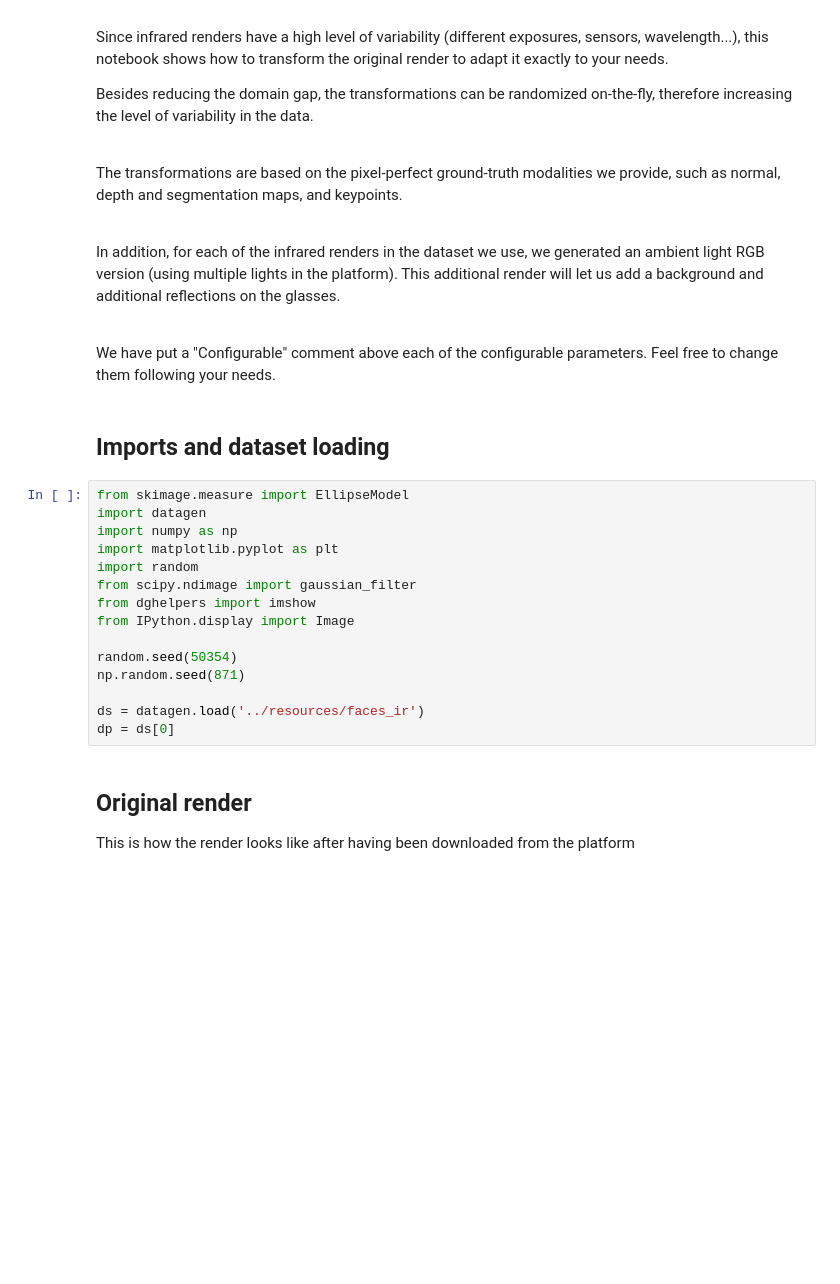
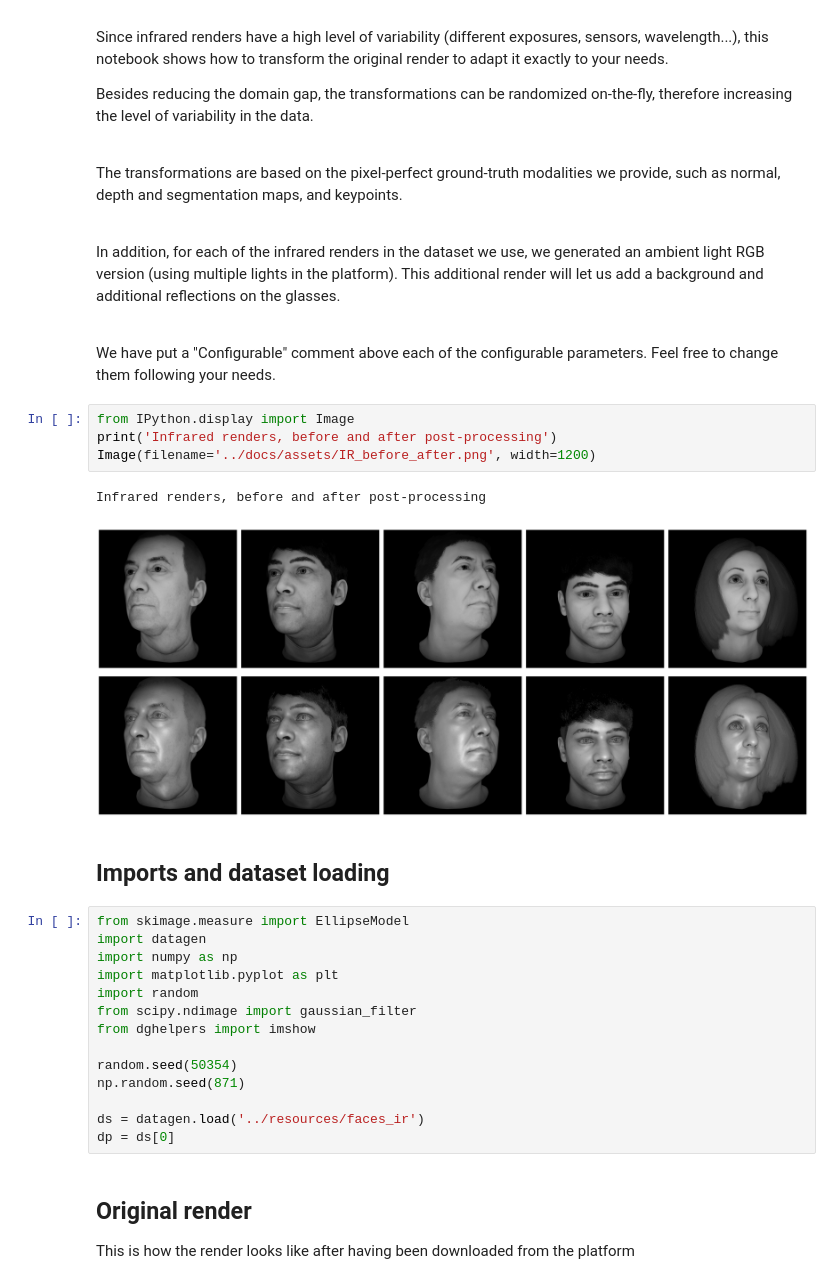
Before and after one commit to DatagenTech/dgutils, a Jupyter notebook: Notebooks/014_infrared.ipynb, the cells around one changed output. Saved outputs shown, nothing was run; the diff lists cells and outputs as text; blank space fills up the shorter version.

```diff
--- a/Notebooks/014_infrared.ipynb
+++ b/Notebooks/014_infrared.ipynb
@@ -11,6 +11,13 @@ The transformations are based on the pixel-perfect ground-truth modalities we pr
 In addition, for each of the infrared renders in the dataset we use, we generated an ambient light RGB version (using multiple lights in the platform). This additional render will let us add a background and additional reflections on the glasses. <br><br>
 
 We have put a "Configurable" comment above each of the configurable parameters. Feel free to change them following your needs.
+# %%
+from IPython.display import Image
+print('Infrared renders, before and after post-processing')
+Image(filename='../docs/assets/IR_before_after.png', width=1200)
+# %% [output]
+Infrared renders, before and after post-processing
+[figure, added]
 # %% [markdown]
 ## Imports and dataset loading
 # %%
@@ -21,7 +28,6 @@ import matplotlib.pyplot as plt
 import random
 from scipy.ndimage import gaussian_filter
 from dghelpers import imshow
-from IPython.display import Image
 
 random.seed(50354)
 np.random.seed(871)
```
Also changed, not shown: parts of 4 cells of this notebook, 1 other file.
